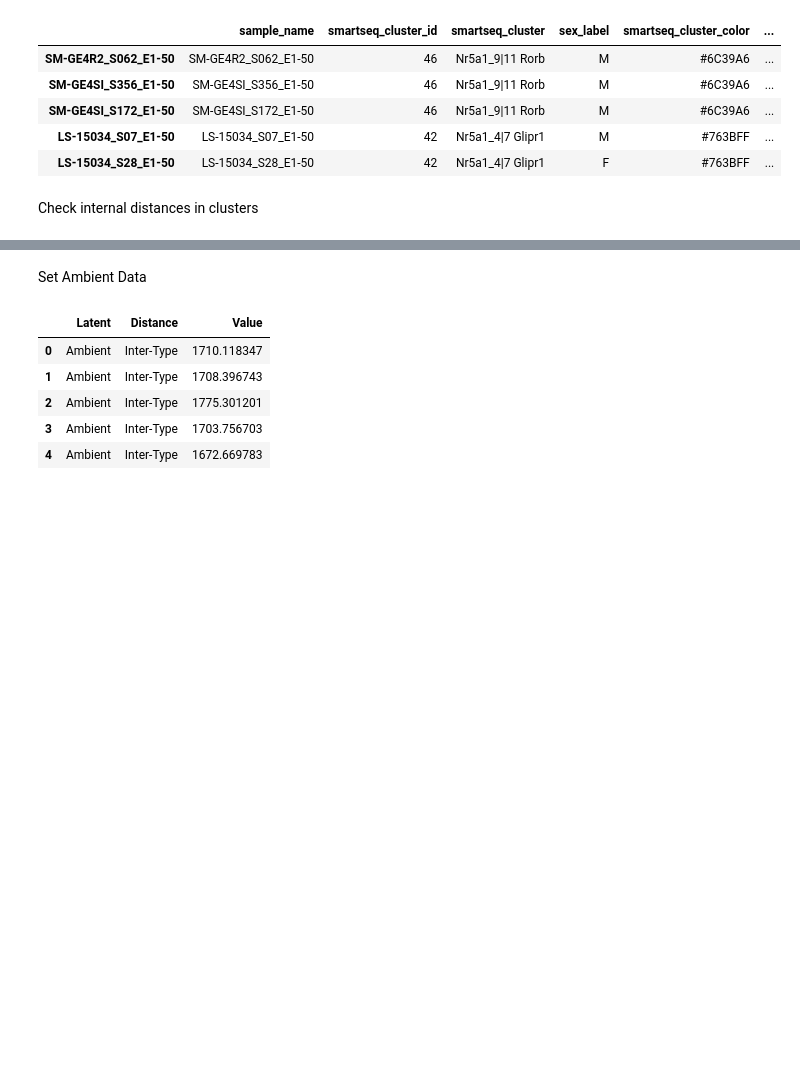
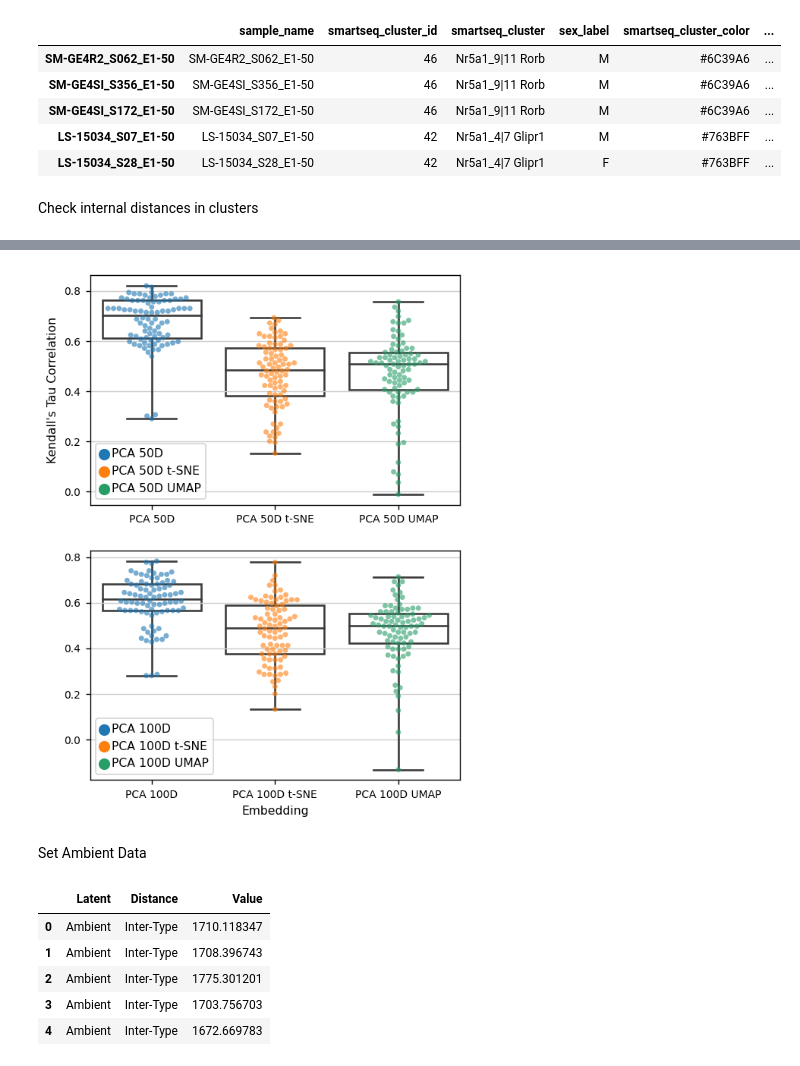
Before and after one commit to pachterlab/CBP_2021, a Jupyter notebook: notebooks/allInterIntraDistortions.ipynb, the cells around one changed output, grey strips where cells are left out. Drawn from its saved outputs; the diff is of its cells as text; code cells hidden in the pictures; blank space fills up the shorter version.

```diff
--- a/notebooks/allInterIntraDistortions.ipynb
+++ b/notebooks/allInterIntraDistortions.ipynb
@@ -325,3 +410,34 @@ def plotAmb(allVals):
+# %%
+def plotNeigh(allVals,size=3.5):
+  rows = ['50D','100D']
+  fig, ax = plt.subplots(nrows=len(rows), ncols=1,figsize=(5,7))
+
+  #colNames = ['Variance (log)','Max/Min Ratio','Max/Min Ratio KNNs']
+  #cols = ['LogVars','Ratio','RatioKNN']
+
+
+  for i in range(len(rows)):
+    rowInds = [rows[i] in x for x in allVals['Latent']]
+    sub = allVals[rowInds]
+
+
+    if i == 0:
+      ylab = "Kendall's Tau Correlation"
+    else:
+      ylab= ''
+
+    if i == 1:
+      xlab = 'Embedding'
+    else:
+      xlab = ''
+
+    plotDots(ax[i],sub,'Latent' ,'Tau','Latent',xlab=xlab,ylab=ylab,axisFontSize = 9,tickFontSize = 8,size=size)
+
+
+
+
+  #plt.xticks(fontsize=5)
+  plt.show()
 # %% [markdown]
 ### **Smart-seq Data**
 # %%
@@ -363,2 +481,5 @@ sex_colors = ['#abacb7','#F8C471']
 # %% [markdown]
 Check internal distances in clusters
+# %%
+allNeigh = getAllNeigh(latents,latentLab,latentType,meta.smartseq_cluster)
+allNeigh.head()
@@ -365,2 +493,6 @@ Check internal distances in clusters
+# %%
+plotNeigh(allNeigh,size=4)
+# %% [output]
+[figure, added]
 # %% [markdown]
 Set Ambient Data
```
Also changed, not shown: parts of 16 cells of this notebook.
